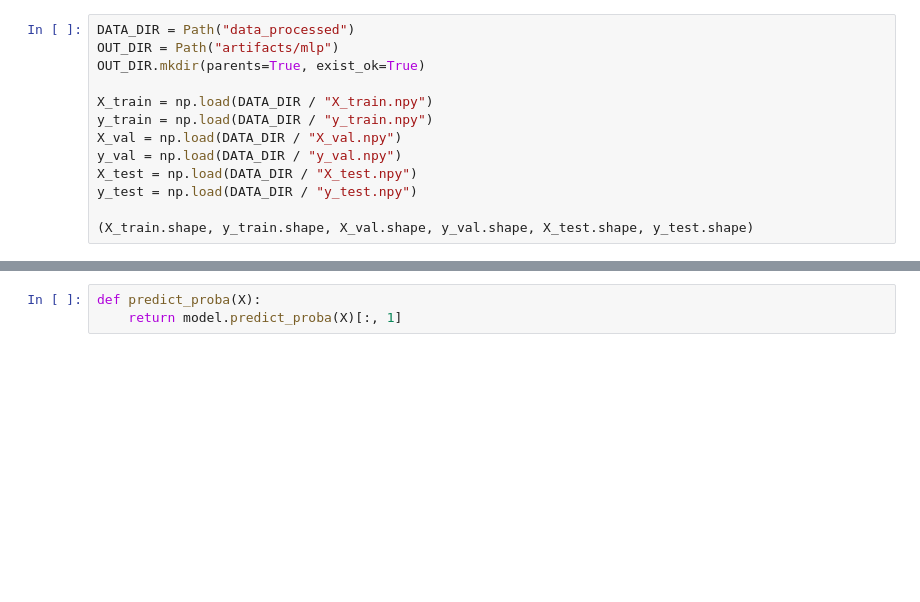
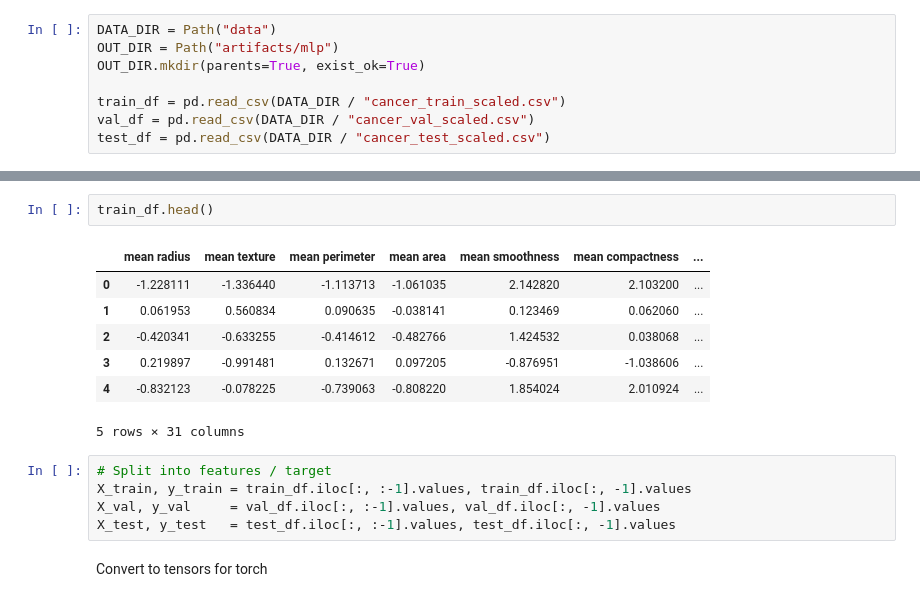
Before and after one commit to Borodum/Implementing_a_Local_Explanations_Assessment_Framework, a Jupyter notebook: mpl_training.ipynb, the cells around one changed output, grey strips where cells are left out. Saved outputs shown, nothing was run; the diff lists cells and outputs as text; blank space fills up the shorter version.

Commit message:
upd model training

```diff
--- a/mpl_training.ipynb
+++ b/mpl_training.ipynb
@@ -9,13 +37,8 @@ from sklearn.neural_network import MLPClassifier
 # %%
-DATA_DIR = Path("data_processed")
+DATA_DIR = Path("data")
 OUT_DIR = Path("artifacts/mlp")
 OUT_DIR.mkdir(parents=True, exist_ok=True)
 
-X_train = np.load(DATA_DIR / "X_train.npy")
-y_train = np.load(DATA_DIR / "y_train.npy")
-X_val = np.load(DATA_DIR / "X_val.npy")
-y_val = np.load(DATA_DIR / "y_val.npy")
-X_test = np.load(DATA_DIR / "X_test.npy")
-y_test = np.load(DATA_DIR / "y_test.npy")
-
-(X_train.shape, y_train.shape, X_val.shape, y_val.shape, X_test.shape, y_test.shape)
+train_df = pd.read_csv(DATA_DIR / "cancer_train_scaled.csv")
+val_df = pd.read_csv(DATA_DIR / "cancer_val_scaled.csv")
+test_df = pd.read_csv(DATA_DIR / "cancer_test_scaled.csv")
@@ -79,3 +45,17 @@ metrics
-# %%
-def predict_proba(X):
-    return model.predict_proba(X)[:, 1]
+# %%
+train_df.head()
+# %% [output]
+|  | mean radius | mean texture | mean perimeter | mean area | mean smoothness | mean compactness | ... |
+| 0 | -1.228111 | -1.336440 | -1.113713 | -1.061035 | 2.142820 | 2.103200 | ... |
+| 1 | 0.061953 | 0.560834 | 0.090635 | -0.038141 | 0.123469 | 0.062060 | ... |
+| 2 | -0.420341 | -0.633255 | -0.414612 | -0.482766 | 1.424532 | 0.038068 | ... |
+| 3 | 0.219897 | -0.991481 | 0.132671 | 0.097205 | -0.876951 | -1.038606 | ... |
+| 4 | -0.832123 | -0.078225 | -0.739063 | -0.808220 | 1.854024 | 2.010924 | ... |
+5 rows × 31 columns
+# %%
+# Split into features / target
+X_train, y_train = train_df.iloc[:, :-1].values, train_df.iloc[:, -1].values
+X_val, y_val     = val_df.iloc[:, :-1].values, val_df.iloc[:, -1].values
+X_test, y_test   = test_df.iloc[:, :-1].values, test_df.iloc[:, -1].values
+# %% [markdown]
+Convert to tensors for torch
```
Also changed, not shown: parts of 22 cells of this notebook, 1 other file.
